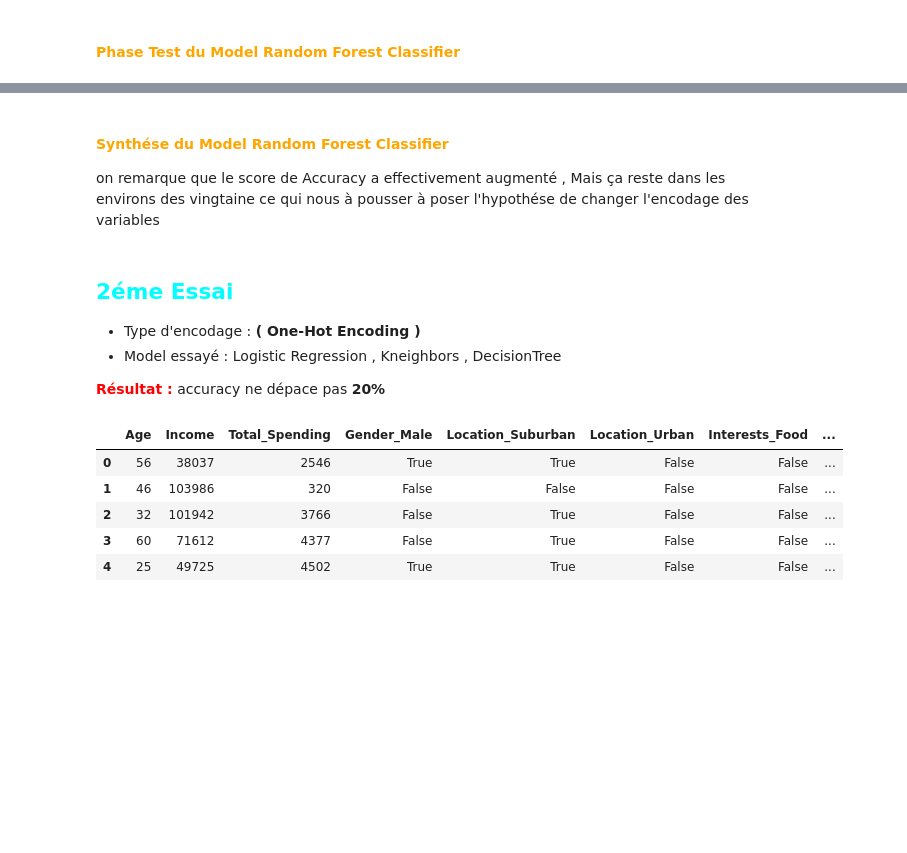
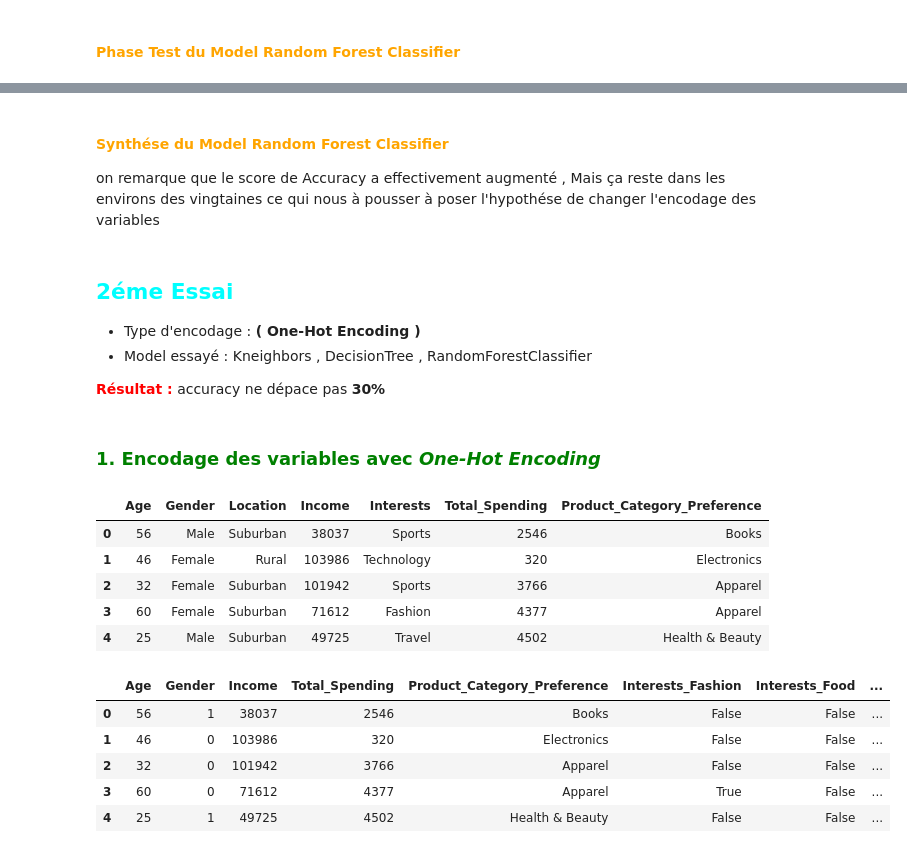
Before and after one commit to asmaembr/Classification_product_category, a Jupyter notebook: ProductCategoryPredictionV3.ipynb, the cells around one changed output, grey strips where cells are left out. Saved outputs shown, nothing was run; the diff lists cells and outputs as text; code cells hidden in the pictures; blank space fills up the shorter version.

```diff
--- a/ProductCategoryPredictionV3.ipynb
+++ b/ProductCategoryPredictionV3.ipynb
@@ -390,19 +400,21 @@ Health & Beauty       0.67      0.05      0.10        38
 # %% [markdown]
 #### **<span style="color: Orange;">Synthése du Model Random Forest Classifier</span>**
-on remarque que le score de Accuracy a effectivement augmenté , Mais ça reste dans les environs des vingtaine ce qui nous à pousser à poser l'hypothése de changer l'encodage des variables
+on remarque que le score de Accuracy a effectivement augmenté , Mais ça reste dans les environs des vingtaines ce qui nous à pousser à poser l'hypothése de changer l'encodage des variables
 # %% [markdown]
-## <span style="color: Cyan;">2éme Essai </span>
+## **<span style="color: Cyan;">2éme Essai </span>**
 - Type d'encodage :  **( One-Hot Encoding )**
-- Model essayé : Logistic Regression , Kneighbors  , DecisionTree
+- Model essayé : Kneighbors  , DecisionTree , RandomForestClassifier
 
-**<span style="color: Red;">Résultat :</span>** accuracy ne dépace pas **20%**
+**<span style="color: Red;">Résultat :</span>** accuracy ne dépace pas **30%**
+# %% [markdown]
+### **<span style="color: Green;">1. Encodage des variables avec *One-Hot Encoding*</span>**
 # %%
-data_onehot_encoded = pd.get_dummies(data, drop_first=True)
+data_onehot_encoded = data.copy()
 data_onehot_encoded.head()
 # %% [output]
-|  | Age | Income | Total_Spending | Gender_Male | Location_Suburban | Location_Urban | Interests_Food | ... |
-| 0 | 56 | 38037 | 2546 | True | True | False | False | ... |
-| 1 | 46 | 103986 | 320 | False | False | False | False | ... |
-| 2 | 32 | 101942 | 3766 | False | True | False | False | ... |
-| 3 | 60 | 71612 | 4377 | False | True | False | False | ... |
-| 4 | 25 | 49725 | 4502 | True | True | False | False | ... |
+|  | Age | Gender | Location | Income | Interests | Total_Spending | Product_Category_Preference |
+| 0 | 56 | Male | Suburban | 38037 | Sports | 2546 | Books |
+| 1 | 46 | Female | Rural | 103986 | Technology | 320 | Electronics |
+| 2 | 32 | Female | Suburban | 101942 | Sports | 3766 | Apparel |
+| 3 | 60 | Female | Suburban | 71612 | Fashion | 4377 | Apparel |
+| 4 | 25 | Male | Suburban | 49725 | Travel | 4502 | Health & Beauty |
@@ -417,0 +421,12 @@ data_onehot_encoded.head()
+# %%
+Genderencodage = LabelEncoder()
+data_onehot_encoded['Gender']=Genderencodage.fit_transform(data_onehot_encoded['Gender'])
+data_onehot_encoded = pd.get_dummies(data_onehot_encoded, columns=['Interests','Location'])
+data_onehot_encoded.head()
+# %% [output]
+|  | Age | Gender | Income | Total_Spending | Product_Category_Preference | Interests_Fashion | Interests_Food | ... |
+| 0 | 56 | 1 | 38037 | 2546 | Books | False | False | ... |
+| 1 | 46 | 0 | 103986 | 320 | Electronics | False | False | ... |
+| 2 | 32 | 0 | 101942 | 3766 | Apparel | False | False | ... |
+| 3 | 60 | 0 | 71612 | 4377 | Apparel | True | False | ... |
+| 4 | 25 | 1 | 49725 | 4502 | Health & Beauty | False | False | ... |
```
Also changed, not shown: parts of 39 cells of this notebook.
